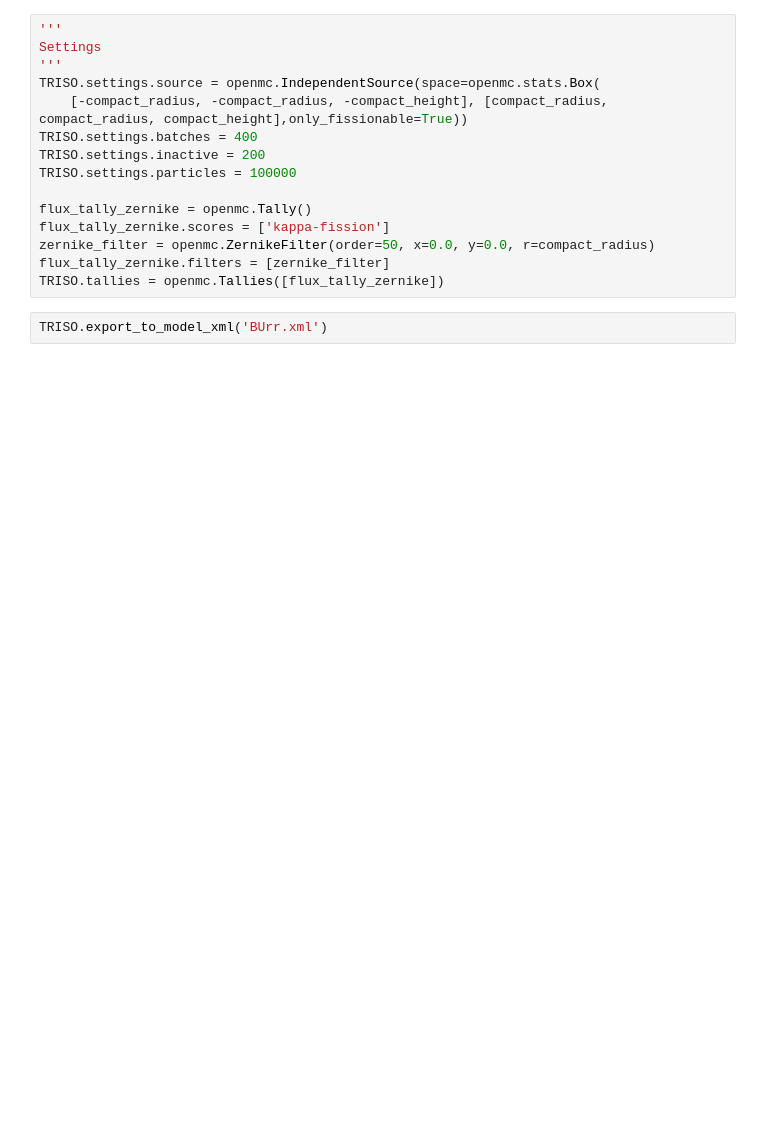
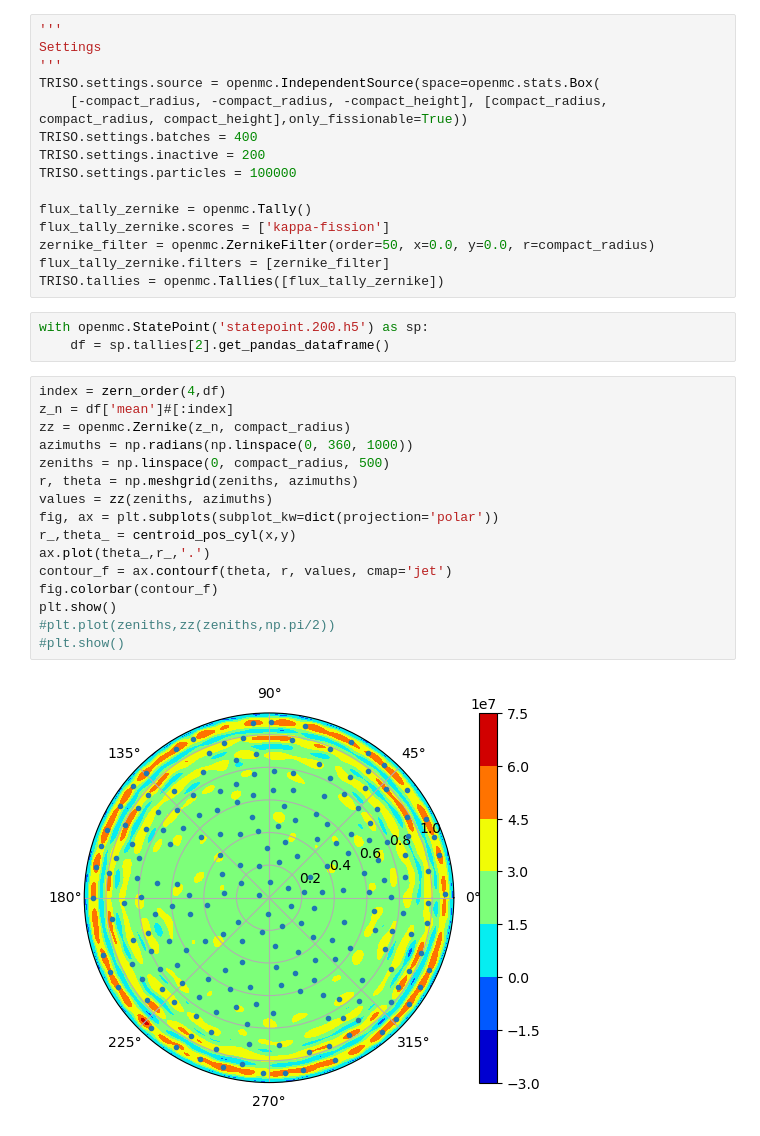
Before and after one commit to nglaser3/OpenMC_FETs, a Jupyter notebook: TRISO_Model/TRISO_compact.ipynb, the cells around one changed output. Saved outputs shown, nothing was run; the diff lists cells and outputs as text; blank space fills up the shorter version.

Commit message:
Add Order 50 Zernike for 200 batches 200000 particles video.

```diff
--- a/TRISO_Model/TRISO_compact.ipynb
+++ b/TRISO_Model/TRISO_compact.ipynb
@@ -106,4 +112,23 @@ zernike_filter = openmc.ZernikeFilter(order=50, x=0.0, y=0.0, r=compact_radius)
 flux_tally_zernike.filters = [zernike_filter]
 TRISO.tallies = openmc.Tallies([flux_tally_zernike])
 # %%
-TRISO.export_to_model_xml('BUrr.xml')
+with openmc.StatePoint('statepoint.200.h5') as sp:
+    df = sp.tallies[2].get_pandas_dataframe()
+# %%
+index = zern_order(4,df)
+z_n = df['mean']#[:index]
+zz = openmc.Zernike(z_n, compact_radius)
+azimuths = np.radians(np.linspace(0, 360, 1000))
+zeniths = np.linspace(0, compact_radius, 500)
+r, theta = np.meshgrid(zeniths, azimuths)
+values = zz(zeniths, azimuths)
+fig, ax = plt.subplots(subplot_kw=dict(projection='polar'))
+r_,theta_ = centroid_pos_cyl(x,y)
+ax.plot(theta_,r_,'.')
+contour_f = ax.contourf(theta, r, values, cmap='jet')
+fig.colorbar(contour_f)
+plt.show()
+#plt.plot(zeniths,zz(zeniths,np.pi/2))
+#plt.show()
+# %% [output]
+[figure, added]
```
Also changed, not shown: parts of 14 cells of this notebook, 6 other files.
